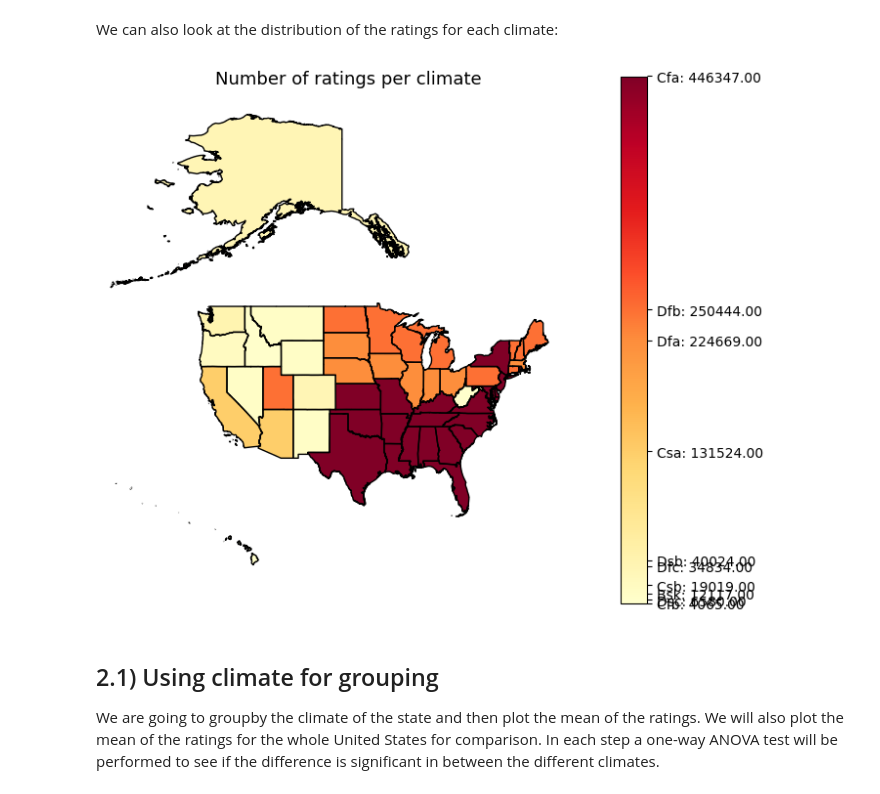
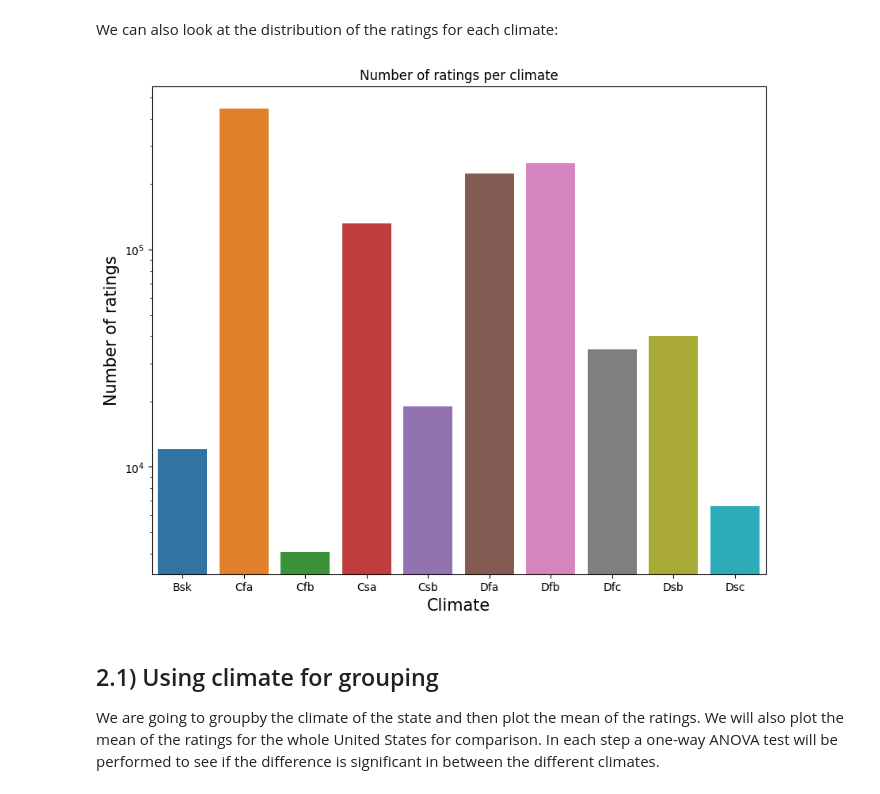
Before and after one commit to epfl-ada/ada-2023-project-riskybiscuits, a Jupyter notebook: main.ipynb, the cells around one changed output. Cells and saved outputs as stored; diff of their text form; code cells hidden in the pictures.

```diff
--- a/main.ipynb
+++ b/main.ipynb
@@ -161,16 +161,17 @@ plot_climate_multiple_stats(
 [figure]
 # %% [markdown]
 We can also look at the distribution of the ratings for each climate:
-# %%
-plot_num_ratings = us_users_ratings.groupby("climate").count()["rating"]
-plot_num_ratings_df = pd.DataFrame(plot_num_ratings)
-plot_num_ratings_df.reset_index(inplace=True)
-
-plot_climate_one_stat(
-    plot_num_ratings_df, "rating", "Number of ratings per climate", "climate"
-)
-# %% [output]
-[figure, removed]
+# %%
+plot_num_ratings = us_users_ratings.groupby("climate").count()["rating"].reset_index()
+plt.figure(figsize=(10, 8))
+sns.barplot(x="climate", y="rating", data=plot_num_ratings)
+plt.yscale("log")
+plt.xlabel("Climate", fontsize=15)
+plt.ylabel("Number of ratings", fontsize=15)
+plt.title("Number of ratings per climate")
+plt.show()
+# %% [output]
+[figure, added]
 # %% [markdown]
 ## 2.1) Using climate for grouping
 
```
Also changed, not shown: parts of 9 cells of this notebook, 3 other files.
